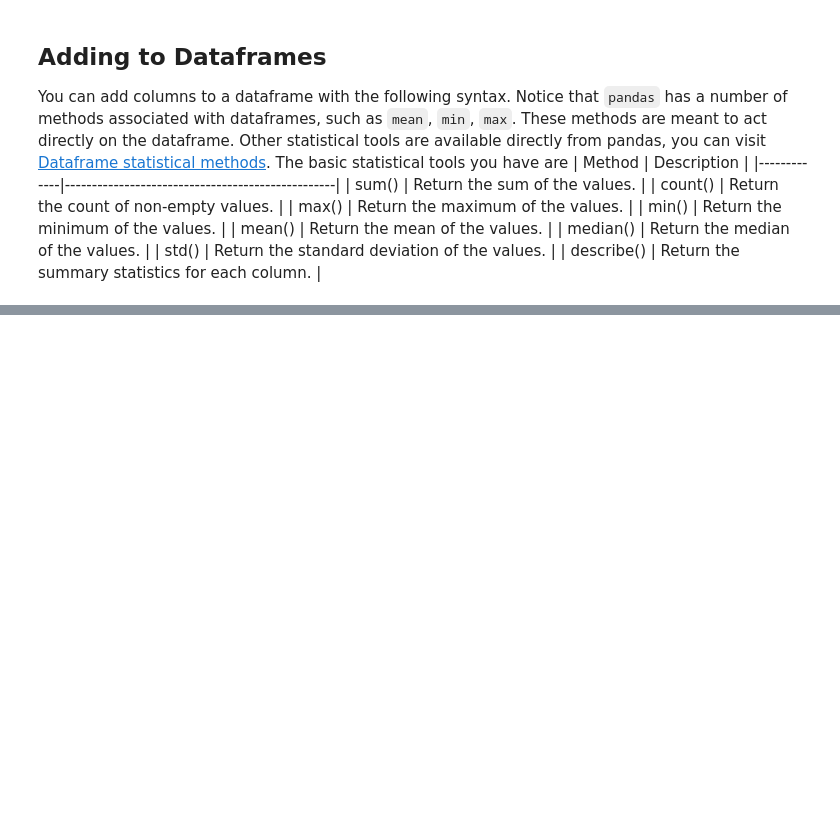
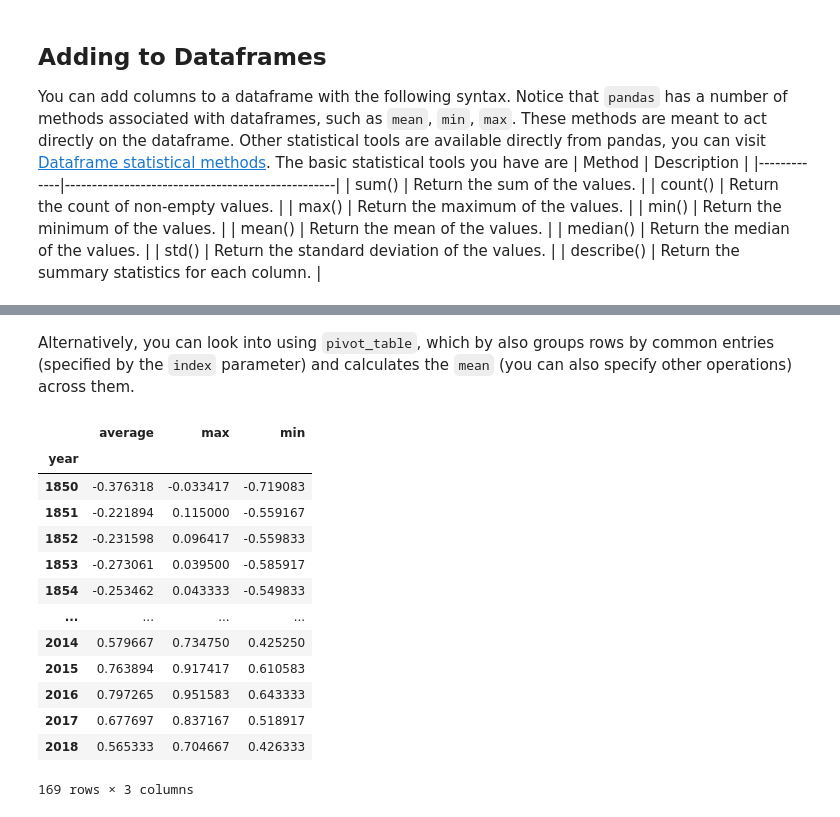
Before and after one commit to matteoostland/main, a Jupyter notebook: Pandas.ipynb, the cells around one changed output, grey strips where cells are left out. Drawn from its saved outputs; the diff is of its cells as text; code cells hidden in the pictures; blank space fills up the shorter version.

```diff
--- a/Pandas.ipynb
+++ b/Pandas.ipynb
@@ -159,0 +207,6 @@ KeyError: 'fossil emissions'
+# %%
+# group by year and calculate the average temperature
+dftemps['year'] = list(map(lambda x:x[:4], dftemps.index))
+year_average = dftemps.groupby(dftemps.year).average.mean()
+dftemps.set_index(dftemps.year)
+year_average
@@ -159,0 +227,21 @@ KeyError: 'fossil emissions'
+# %% [markdown]
+Alternatively, you can look into using `pivot_table`, which by also groups rows by common entries (specified by the `index` parameter) and calculates the `mean` (you can also specify other operations) across them.
+# %%
+pivottemps = pd.pivot_table(dftemps, values= ['average','min','max'], index='year')
+# %%
+pivottemps
+# %% [output]
+|  | average | max | min |
+| year |  |  |  |
+| 1850 | -0.376318 | -0.033417 | -0.719083 |
+| 1851 | -0.221894 | 0.115000 | -0.559167 |
+| 1852 | -0.231598 | 0.096417 | -0.559833 |
+| 1853 | -0.273061 | 0.039500 | -0.585917 |
+| 1854 | -0.253462 | 0.043333 | -0.549833 |
+| ... | ... | ... | ... |
+| 2014 | 0.579667 | 0.734750 | 0.425250 |
+| 2015 | 0.763894 | 0.917417 | 0.610583 |
+| 2016 | 0.797265 | 0.951583 | 0.643333 |
+| 2017 | 0.677697 | 0.837167 | 0.518917 |
+| 2018 | 0.565333 | 0.704667 | 0.426333 |
+169 rows × 3 columns
```
Also changed, not shown: parts of 20 cells of this notebook, 2 other files.
